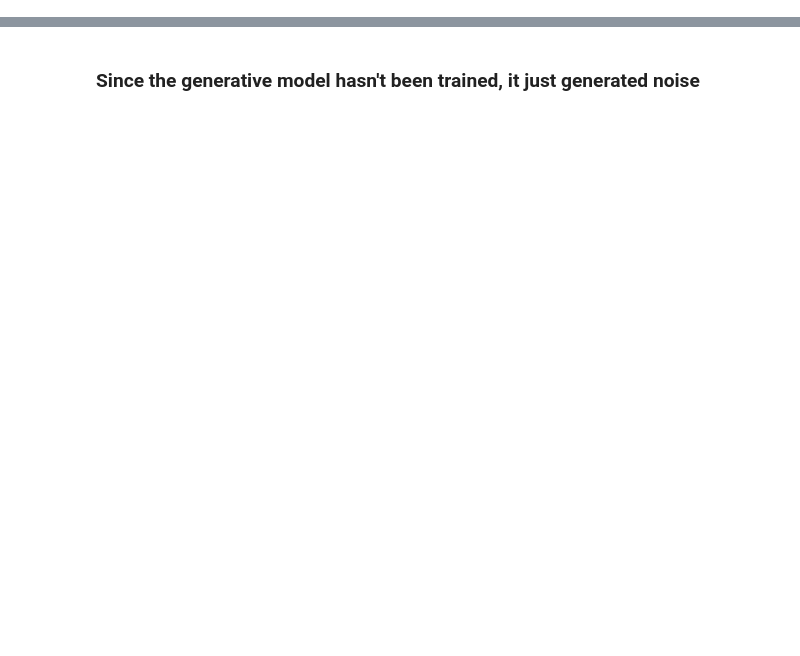
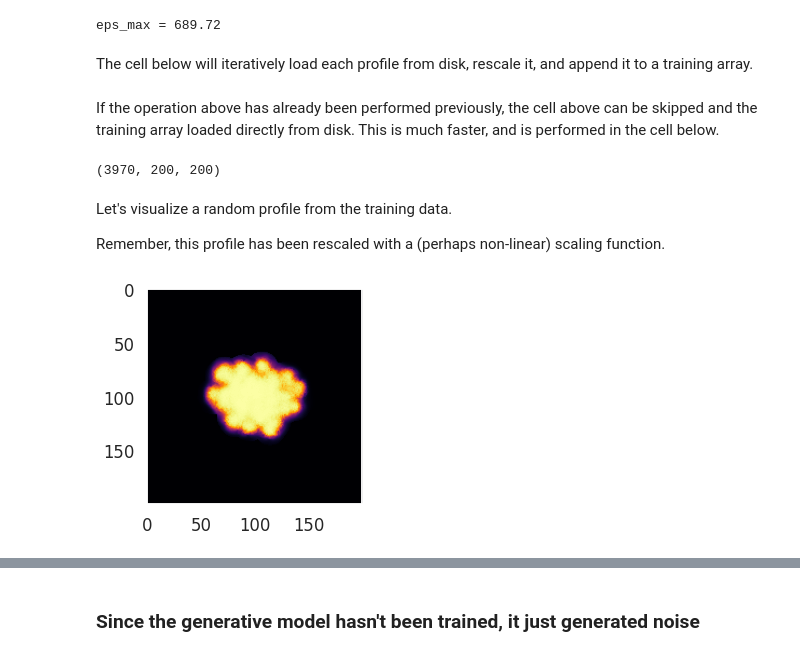
Before and after one commit to derekeverett/ml_optimize_hydro, a Jupyter notebook: predict_profiles/IPGANsma/Train_GAN.ipynb, the cells around one changed output, grey strips where cells are left out. Saved outputs shown, nothing was run; the diff lists cells and outputs as text; code cells hidden in the pictures; blank space fills up the shorter version.

```diff
--- a/predict_profiles/IPGANsma/Train_GAN.ipynb
+++ b/predict_profiles/IPGANsma/Train_GAN.ipynb
@@ -253,0 +79,9 @@ def define_generator(latent_dim):
+# %%
+#this will loop over all profiles to find eps_max
+eps_max = 0.
+eps_max = 689.72
+#for i in range(1, n_profiles):
+#    eps_max = np.maximum(eps_max, load_ipglasma_profile(i).max()  )
+print("eps_max = " + str(eps_max) )
+# %% [output]
+eps_max = 689.72
@@ -253,0 +102,2 @@ def define_generator(latent_dim):
+# %% [markdown]
+The cell below will iteratively load each profile from disk, rescale it, and append it to a training array.
@@ -253,0 +117,22 @@ def define_generator(latent_dim):
+# %% [markdown]
+If the operation above has already been performed previously, the cell above can be skipped and the training array loaded directly from disk. This is much faster, and is performed in the cell below.
+# %%
+#load the training profiles array from disk (faster)
+trainX = np.load('training_profiles/trainX.npy')
+print(trainX.shape)
+
+img_nx = trainX.shape[1] #size of image in x
+img_ny = trainX.shape[2] #size of image in x
+# %% [output]
+(3970, 200, 200)
+# %% [markdown]
+Let's visualize a random profile from the training data.
+
+Remember, this profile has been rescaled with a (perhaps non-linear) scaling function.
+# %%
+i=np.random.randint(1, high=n_profiles+1, size=1, dtype='l')[0]
+plt.imshow(trainX[i], cmap='inferno')
+plt.tight_layout(True)
+plt.show()
+# %% [output]
+[figure, added]
```
Also changed, not shown: parts of 62 cells of this notebook.
